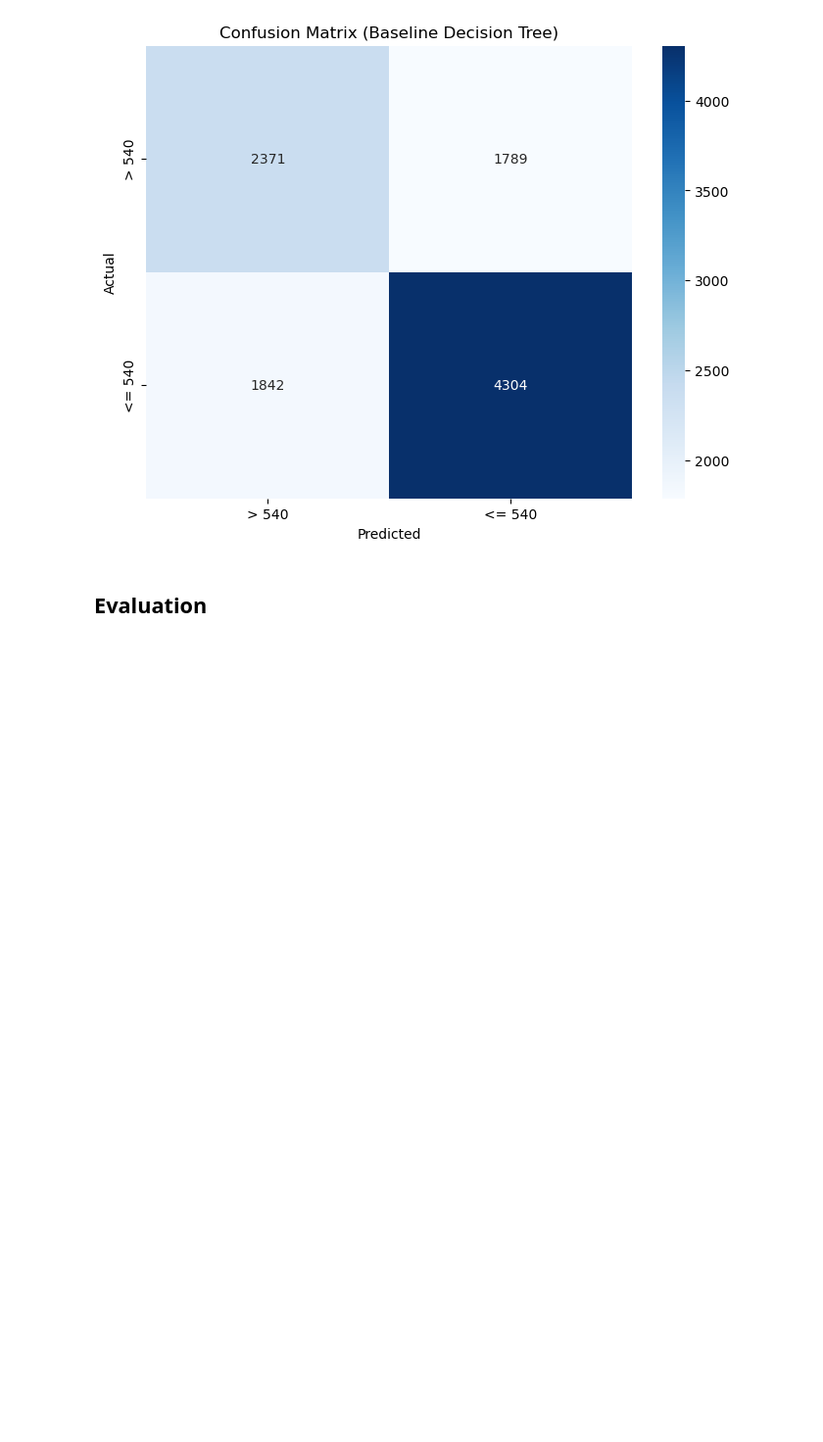
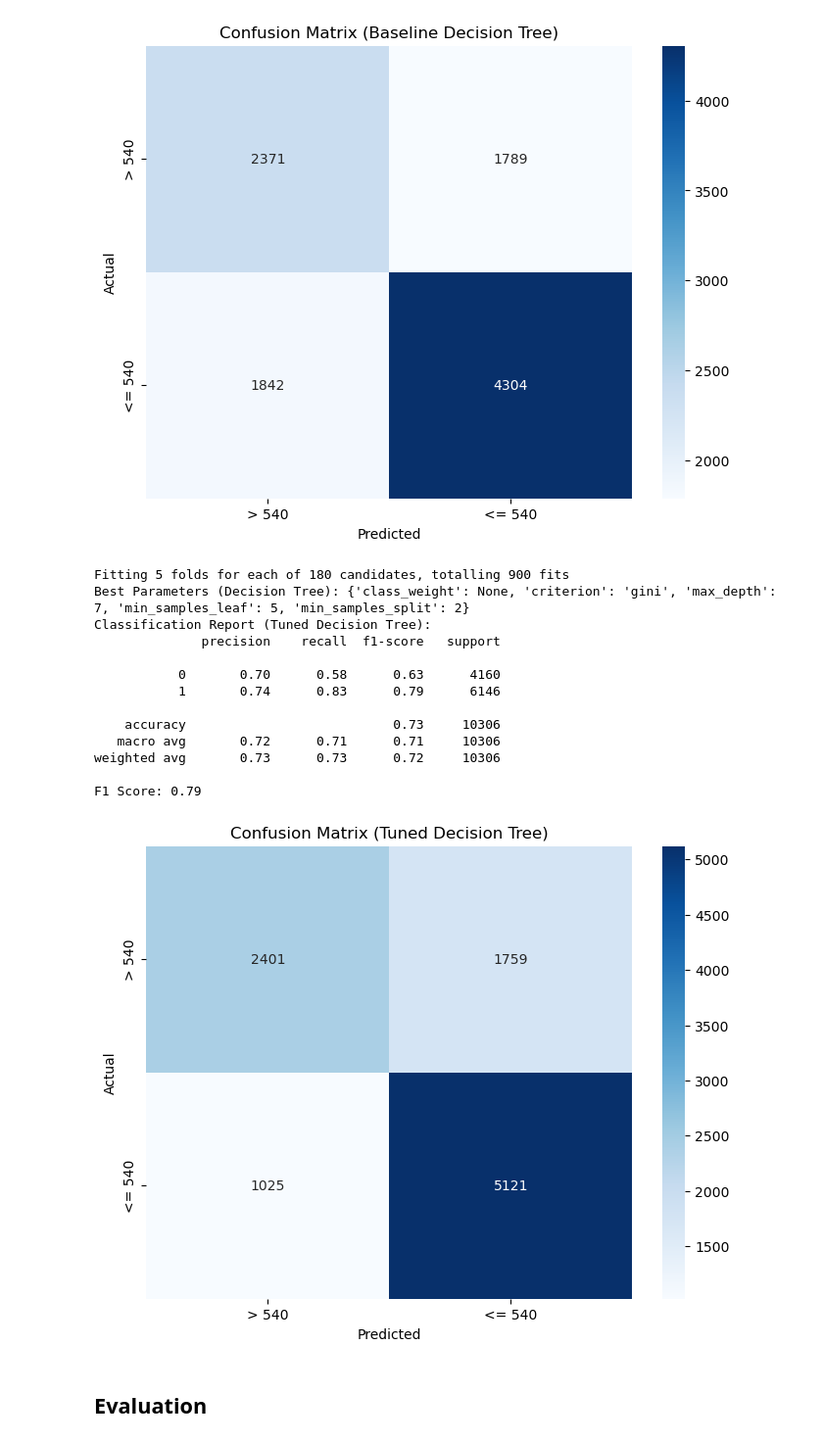
Before and after one commit to n2b8/EMS_Response_Performance_Analysis, a Jupyter notebook: index.ipynb, the cells around one changed output. Shown at 98% size. Saved outputs shown, nothing was run; the diff lists cells and outputs as text; code cells hidden in the pictures; blank space fills up the shorter version.

Commit message:
modeling - dtc hypertuning

```diff
--- a/index.ipynb
+++ b/index.ipynb
@@ -942,6 +942,68 @@ weighted avg       0.65      0.65      0.65     10306
 
 F1 Score: 0.70
 [figure]
+# %%
+# Define parameter grid for hyperparameter tuning
+param_grid = {
+    'max_depth': [3, 5, 7, 10, None],  # Vary tree depth
+    'min_samples_split': [2, 5, 10],   # Minimum samples required to split a node
+    'min_samples_leaf': [1, 2, 5],     # Minimum samples required in a leaf node
+    'class_weight': [None, 'balanced'],  # Handle class imbalance
+    'criterion': ['gini', 'entropy']   # Splitting criteria
+}
+
+# Decision Tree Classifier with GridSearchCV
+dtree = DecisionTreeClassifier(random_state=42)
+grid_search_dtree = GridSearchCV(
+    dtree,
+    param_grid,
+    scoring='f1',  # Optimize for F1 score
+    cv=5,
+    verbose=1,
+    n_jobs=-1
+)
+
+# Fit GridSearchCV
+grid_search_dtree.fit(X_train, y_train)
+
+# Best parameters and model
+best_dtree = grid_search_dtree.best_estimator_
+print("Best Parameters (Decision Tree):", grid_search_dtree.best_params_)
+
+# Predict using the tuned model
+y_pred_tuned = best_dtree.predict(X_test)
+
+# Evaluate tuned model performance
+print("Classification Report (Tuned Decision Tree):")
+print(classification_report(y_test, y_pred_tuned))
+
+# Calculate and print F1 score
+f1 = f1_score(y_test, y_pred_tuned)
+print(f"F1 Score: {f1:.2f}")
+
+# Confusion Matrix for tuned model
+cm_tuned = confusion_matrix(y_test, y_pred_tuned)
+plt.figure(figsize=(8, 6))
+sns.heatmap(cm_tuned, annot=True, fmt='d', cmap='Blues', xticklabels=['> 540', '<= 540'], yticklabels=['> 540', '<= 540'])
+plt.title("Confusion Matrix (Tuned Decision Tree)")
+plt.xlabel("Predicted")
+plt.ylabel("Actual")
+plt.show()
+# %% [output]
+Fitting 5 folds for each of 180 candidates, totalling 900 fits
+Best Parameters (Decision Tree): {'class_weight': None, 'criterion': 'gini', 'max_depth': 7, 'min_samples_leaf': 5, 'min_samples_split': 2}
+Classification Report (Tuned Decision Tree):
+              precision    recall  f1-score   support
+
+           0       0.70      0.58      0.63      4160
+           1       0.74      0.83      0.79      6146
+
+    accuracy                           0.73     10306
+   macro avg       0.72      0.71      0.71     10306
+weighted avg       0.73      0.73      0.72     10306
+
+F1 Score: 0.79
+[figure, added]
 # %% [markdown]
 ## Evaluation
 # %% [markdown]
```
